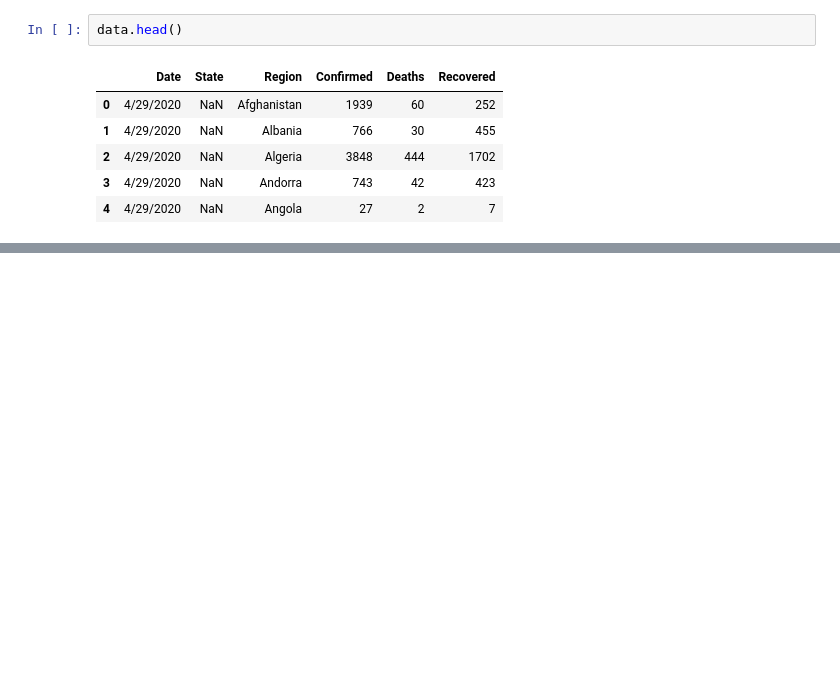
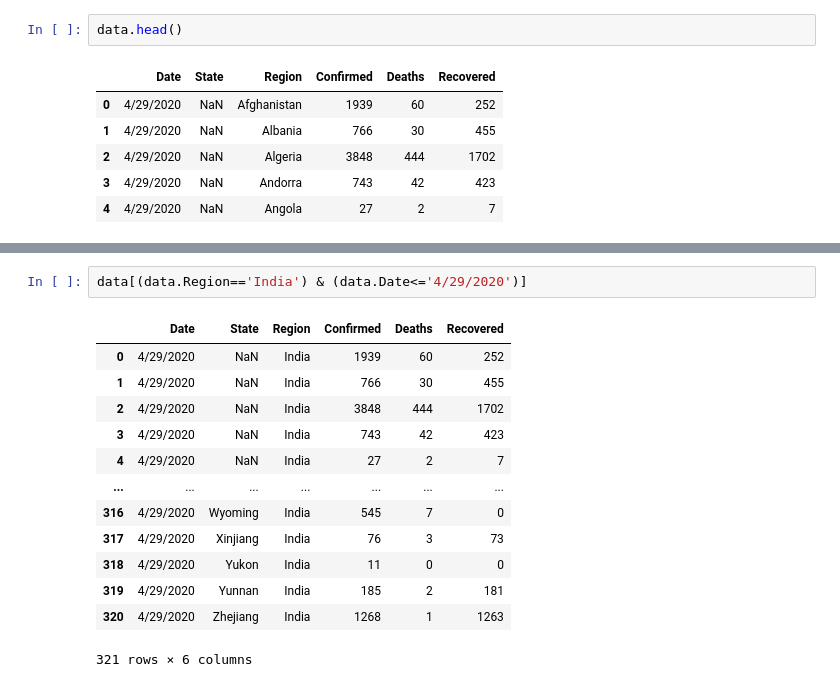
Before and after one commit to Palakg24/Practice, a Jupyter notebook: Project-3.ipynb, the cells around one changed output, grey strips where cells are left out. Cells and saved outputs as stored; diff of their text form; blank space fills up the shorter version.

```diff
--- a/Project-3.ipynb
+++ b/Project-3.ipynb
@@ -93,0 +213,16 @@ Error:
+# %%
+data[(data.Region=='India') & (data.Date<='4/29/2020')]
+# %% [output]
+|  | Date | State | Region | Confirmed | Deaths | Recovered |
+| 0 | 4/29/2020 | NaN | India | 1939 | 60 | 252 |
+| 1 | 4/29/2020 | NaN | India | 766 | 30 | 455 |
+| 2 | 4/29/2020 | NaN | India | 3848 | 444 | 1702 |
+| 3 | 4/29/2020 | NaN | India | 743 | 42 | 423 |
+| 4 | 4/29/2020 | NaN | India | 27 | 2 | 7 |
+| ... | ... | ... | ... | ... | ... | ... |
+| 316 | 4/29/2020 | Wyoming | India | 545 | 7 | 0 |
+| 317 | 4/29/2020 | Xinjiang | India | 76 | 3 | 73 |
+| 318 | 4/29/2020 | Yukon | India | 11 | 0 | 0 |
+| 319 | 4/29/2020 | Yunnan | India | 185 | 2 | 181 |
+| 320 | 4/29/2020 | Zhejiang | India | 1268 | 1 | 1263 |
+321 rows × 6 columns
```
Also changed, not shown: parts of 15 cells of this notebook.
